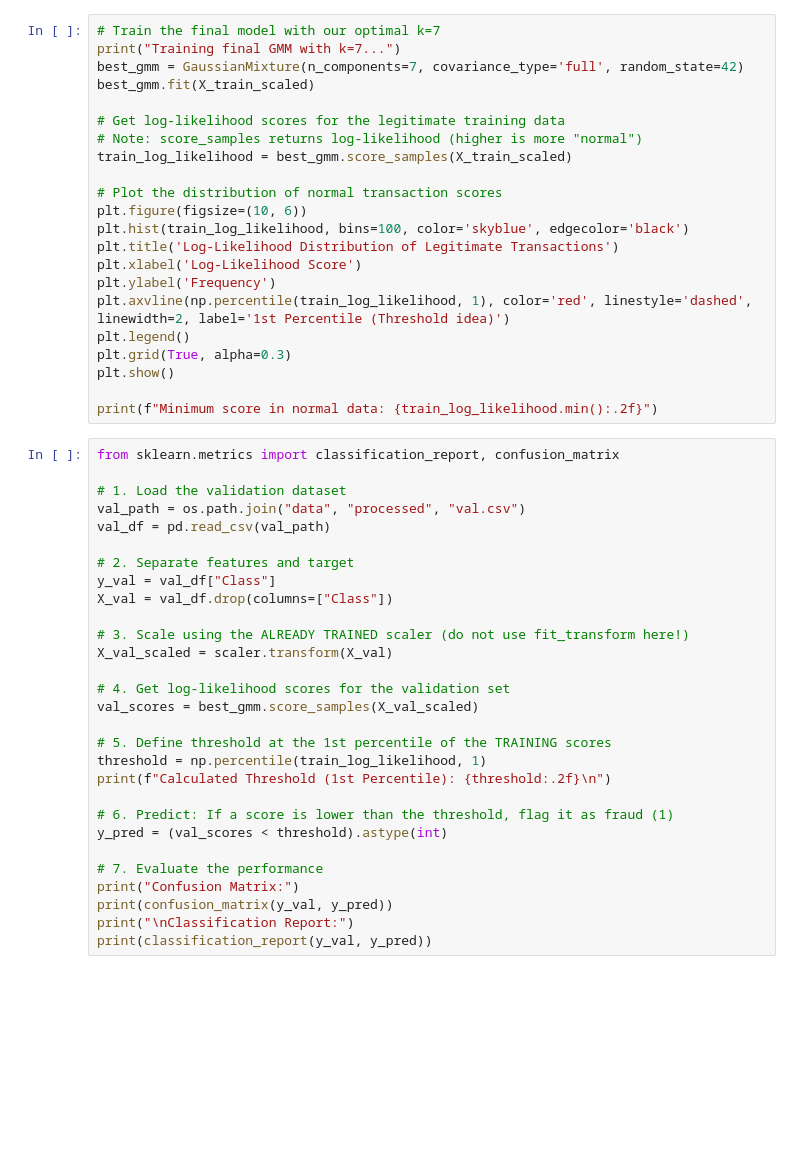
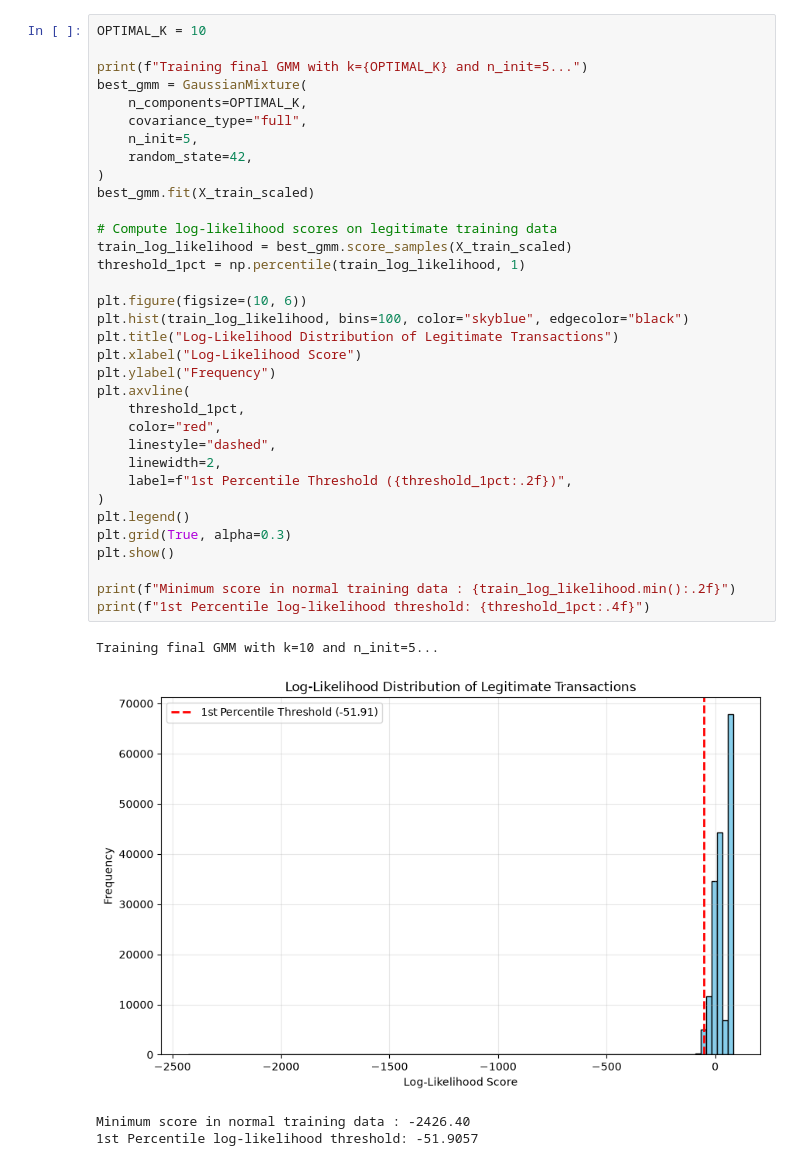
Before and after one commit to palak22291/card-fraud-triage, a Jupyter notebook: notebooks/gmm_model_selection.ipynb, the cells around one changed output. Cells and saved outputs as stored; diff of their text form; blank space fills up the shorter version.

```diff
--- a/notebooks/gmm_model_selection.ipynb
+++ b/notebooks/gmm_model_selection.ipynb
@@ -53,51 +111,39 @@ NameError: name 'X_train_scaled' is not defined
 # %%
-# Train the final model with our optimal k=7
-print("Training final GMM with k=7...")
-best_gmm = GaussianMixture(n_components=7, covariance_type='full', random_state=42)
+OPTIMAL_K = 10
+
+print(f"Training final GMM with k={OPTIMAL_K} and n_init=5...")
+best_gmm = GaussianMixture(
+    n_components=OPTIMAL_K,
+    covariance_type="full",
+    n_init=5,
+    random_state=42,
+)
 best_gmm.fit(X_train_scaled)
 
-# Get log-likelihood scores for the legitimate training data
-# Note: score_samples returns log-likelihood (higher is more "normal")
+# Compute log-likelihood scores on legitimate training data
 train_log_likelihood = best_gmm.score_samples(X_train_scaled)
+threshold_1pct = np.percentile(train_log_likelihood, 1)
 
-# Plot the distribution of normal transaction scores
 plt.figure(figsize=(10, 6))
-plt.hist(train_log_likelihood, bins=100, color='skyblue', edgecolor='black')
-plt.title('Log-Likelihood Distribution of Legitimate Transactions')
-plt.xlabel('Log-Likelihood Score')
-plt.ylabel('Frequency')
-plt.axvline(np.percentile(train_log_likelihood, 1), color='red', linestyle='dashed', linewidth=2, label='1st Percentile (Threshold idea)')
+plt.hist(train_log_likelihood, bins=100, color="skyblue", edgecolor="black")
+plt.title("Log-Likelihood Distribution of Legitimate Transactions")
+plt.xlabel("Log-Likelihood Score")
+plt.ylabel("Frequency")
+plt.axvline(
+    threshold_1pct,
+    color="red",
+    linestyle="dashed",
+    linewidth=2,
+    label=f"1st Percentile Threshold ({threshold_1pct:.2f})",
+)
 plt.legend()
 plt.grid(True, alpha=0.3)
 plt.show()
 
-print(f"Minimum score in normal data: {train_log_likelihood.min():.2f}")
+print(f"Minimum score in normal training data : {train_log_likelihood.min():.2f}")
+print(f"1st Percentile log-likelihood threshold: {threshold_1pct:.4f}")
+# %% [output]
+Training final GMM with k=10 and n_init=5...
+[figure, added]
+Minimum score in normal training data : -2426.40
+1st Percentile log-likelihood threshold: -51.9057
-# %%
-from sklearn.metrics import classification_report, confusion_matrix
-
-# 1. Load the validation dataset
-val_path = os.path.join("data", "processed", "val.csv")
-val_df = pd.read_csv(val_path)
-
-# 2. Separate features and target
-y_val = val_df["Class"]
-X_val = val_df.drop(columns=["Class"])
-
-# 3. Scale using the ALREADY TRAINED scaler (do not use fit_transform here!)
-X_val_scaled = scaler.transform(X_val)
-
-# 4. Get log-likelihood scores for the validation set
-val_scores = best_gmm.score_samples(X_val_scaled)
-
-# 5. Define threshold at the 1st percentile of the TRAINING scores
-threshold = np.percentile(train_log_likelihood, 1)
-print(f"Calculated Threshold (1st Percentile): {threshold:.2f}\n")
-
-# 6. Predict: If a score is lower than the threshold, flag it as fraud (1)
-y_pred = (val_scores < threshold).astype(int)
-
-# 7. Evaluate the performance
-print("Confusion Matrix:")
-print(confusion_matrix(y_val, y_pred))
-print("\nClassification Report:")
-print(classification_report(y_val, y_pred))
```
Also changed, not shown: parts of 9 cells of this notebook, 2 other files.
